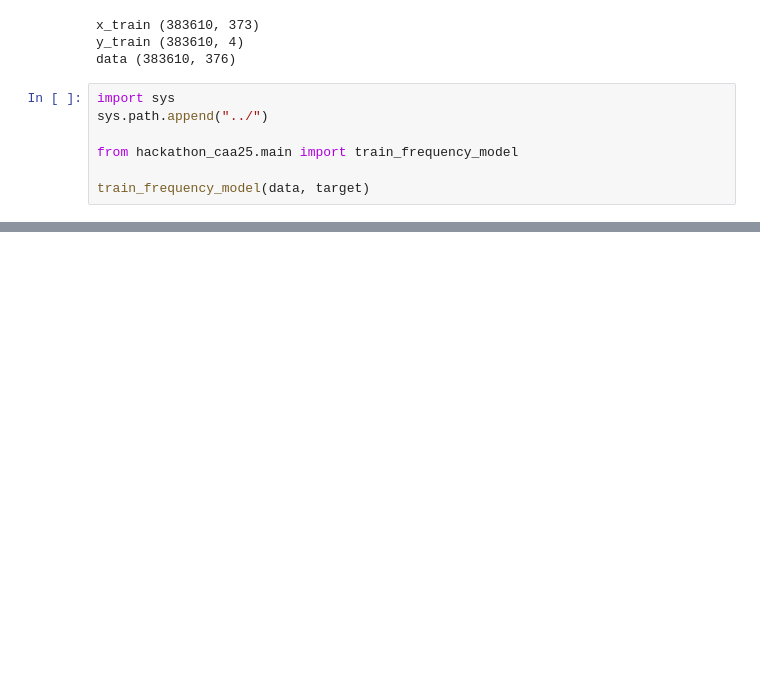
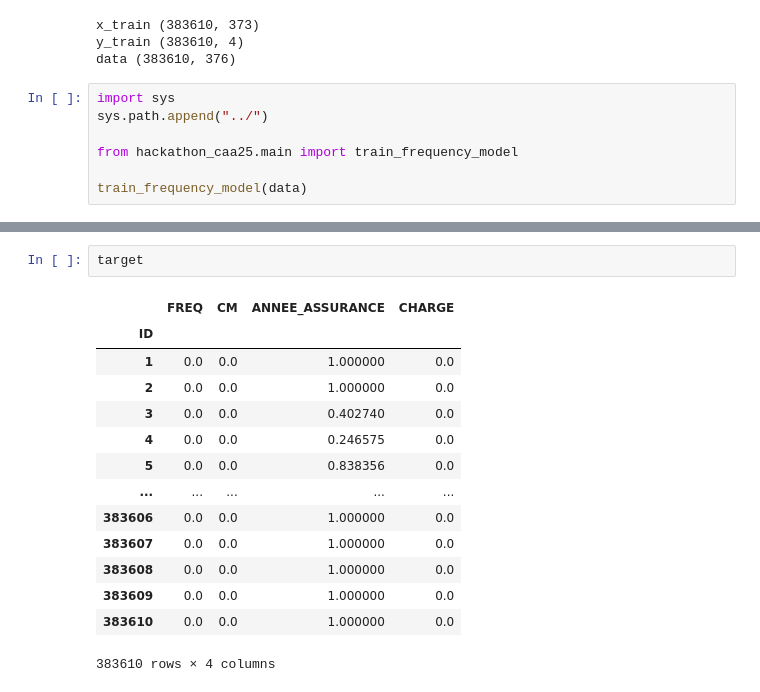
Before and after one commit to ZacharieBuisson1/hackathon_caa25, a Jupyter notebook: raw_code/frequency_model_main.ipynb, the cells around one changed output, grey strips where cells are left out. Saved outputs shown, nothing was run; the diff lists cells and outputs as text; blank space fills up the shorter version.

```diff
--- a/raw_code/frequency_model_main.ipynb
+++ b/raw_code/frequency_model_main.ipynb
@@ -26,5 +26,5 @@ sys.path.append("../")
 
 from hackathon_caa25.main import train_frequency_model
 
-train_frequency_model(data, target)
+train_frequency_model(data)
 # %% [output]
@@ -61,0 +79,17 @@ Name: count, dtype: int64
+# %%
+target
+# %% [output]
+|  | FREQ | CM | ANNEE_ASSURANCE | CHARGE |
+| ID |  |  |  |  |
+| 1 | 0.0 | 0.0 | 1.000000 | 0.0 |
+| 2 | 0.0 | 0.0 | 1.000000 | 0.0 |
+| 3 | 0.0 | 0.0 | 0.402740 | 0.0 |
+| 4 | 0.0 | 0.0 | 0.246575 | 0.0 |
+| 5 | 0.0 | 0.0 | 0.838356 | 0.0 |
+| ... | ... | ... | ... | ... |
+| 383606 | 0.0 | 0.0 | 1.000000 | 0.0 |
+| 383607 | 0.0 | 0.0 | 1.000000 | 0.0 |
+| 383608 | 0.0 | 0.0 | 1.000000 | 0.0 |
+| 383609 | 0.0 | 0.0 | 1.000000 | 0.0 |
+| 383610 | 0.0 | 0.0 | 1.000000 | 0.0 |
+383610 rows × 4 columns
```
Also changed, not shown: parts of 1 cell of this notebook, 13 other files.
